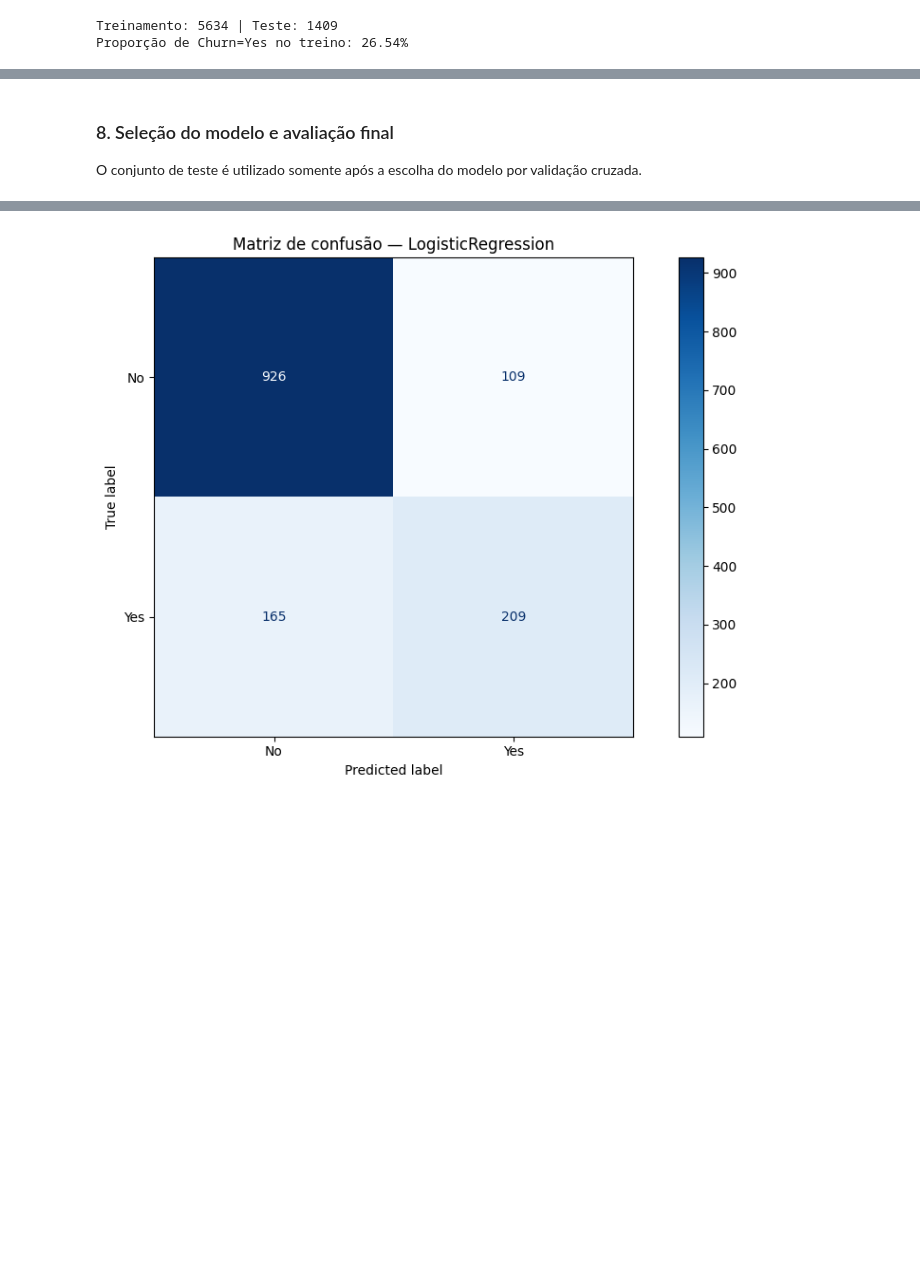
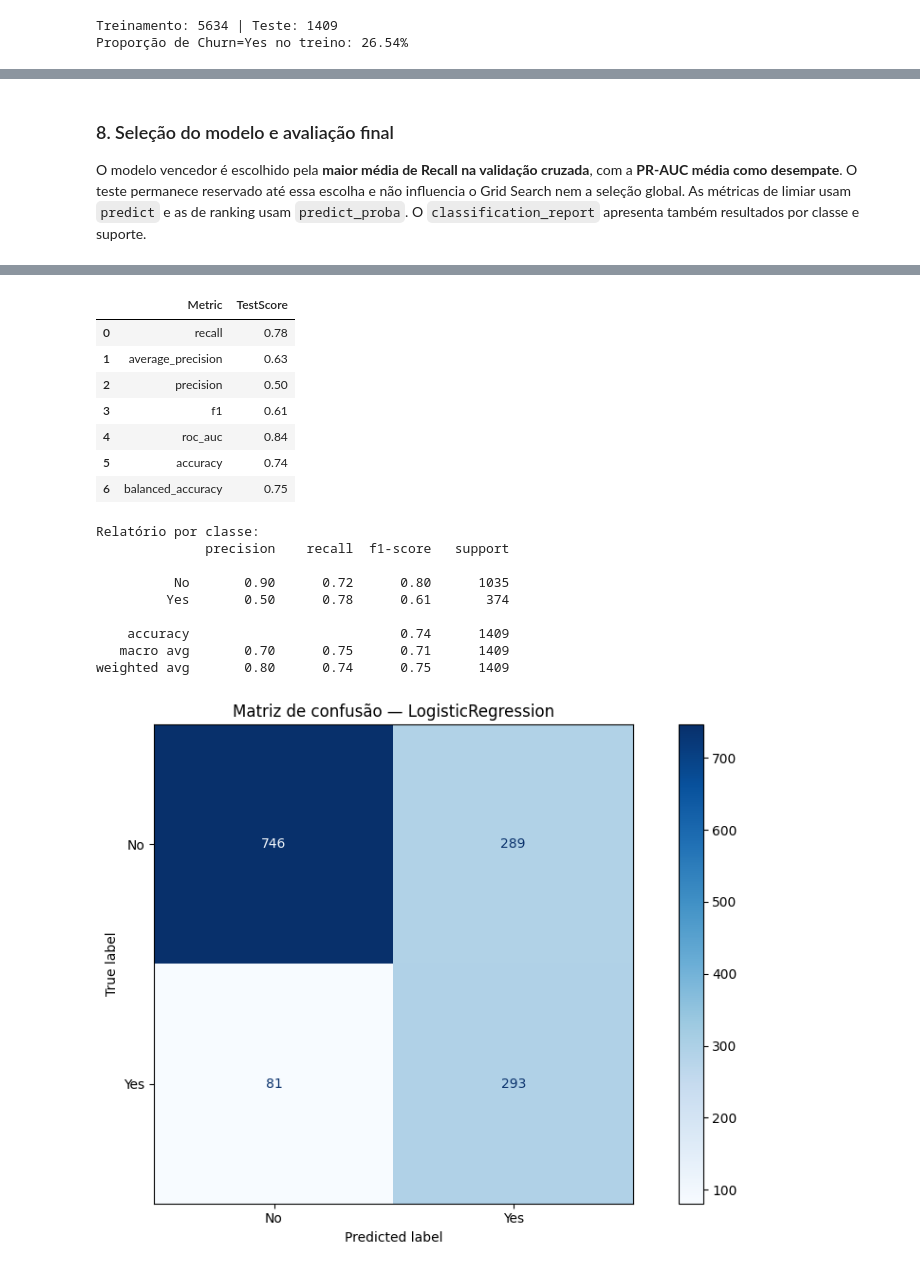
Before and after one commit to GreyCosSil/pos-tech-challenge-fase1, a Jupyter notebook: notebooks/03. models.ipynb, the cells around one changed output, grey strips where cells are left out. Saved outputs shown, nothing was run; the diff lists cells and outputs as text; code cells hidden in the pictures; blank space fills up the shorter version.

Commit message:
feat: treinamento do modelo randomforest, criação de grid search e correção da métrica de desempenho

```diff
--- a/notebooks/03. models.ipynb
+++ b/notebooks/03. models.ipynb
@@ -71,13 +79,18 @@ O arquivo CSV é obtido do Kaggle por `kagglehub` na primeira execução e reuti
 # %%
 # Leitura de dados
 project_root = next(
-    (directory for directory in (Path.cwd(), *Path.cwd().parents)
-     if (directory / "pyproject.toml").is_file()
-     and (directory / "notebooks").is_dir()),
+    (
+        directory
+        for directory in (Path.cwd(), *Path.cwd().parents)
+        if (directory / "pyproject.toml").is_file()
+        and (directory / "notebooks").is_dir()
+    ),
     None,
 )
 if project_root is None:
-    raise FileNotFoundError("Run this notebook from the project root or notebooks directory.")
+    raise FileNotFoundError(
+        "Run this notebook from the project root or notebooks directory."
+    )
 
 DATA_PATH = project_root / "data" / "WA_Fn-UseC_-Telco-Customer-Churn.csv"
 
@@ -312,13 +327,16 @@ plt.show()
 
 A imputação, a codificação e a padronização são ajustadas exclusivamente nos dados de treinamento de cada partição, evitando vazamento de dados.
 # %%
-feature_columns = [column for column in df.columns if column not in {"customerID", "Churn"}]
+feature_columns = [
+    column for column in df.columns if column not in {"customerID", "Churn"}
+]
 X = df[feature_columns].copy()
 y = df["Churn"].map({"No": 0, "Yes": 1})
 if y.isna().any():
     raise ValueError("A variável Churn contém categorias inesperadas.")
 y = y.astype(int)
 X["SeniorCitizen"] = X["SeniorCitizen"].astype(str)
+X["TotalCharges"] = pd.to_numeric(X["TotalCharges"], errors="coerce")
 
 numeric_features = X.select_dtypes(include=np.number).columns.tolist()
 categorical_features = X.select_dtypes(exclude=np.number).columns.tolist()
@@ -408,24 +490,42 @@ display(comparison_df.round(4))
 # %% [markdown]
 ### 8. Seleção do modelo e avaliação final
 
-O conjunto de teste é utilizado somente após a escolha do modelo por validação cruzada.
+O modelo vencedor é escolhido pela **maior média de Recall na validação cruzada**, com a **PR-AUC média como desempate**. O teste permanece reservado até essa escolha e não influencia o Grid Search nem a seleção global. As métricas de limiar usam `predict` e as de ranking usam `predict_proba`. O `classification_report` apresenta também resultados por classe e suporte.
 # %%
 best_model_name = comparison_df.loc[0, "Model"]
-best_pipeline = Pipeline(
-    steps=[("preprocessor", preprocessor), ("model", models[best_model_name])]
-)
-best_pipeline.fit(X_train, y_train)
+best_pipeline = searches[best_model_name].best_estimator_
 
 y_pred = best_pipeline.predict(X_test)
 y_score = best_pipeline.predict_proba(X_test)[:, 1]
-test_roc_auc = roc_auc_score(y_test, y_score)
 
-print(f"Modelo selecionado: {best_model_name}")
-print(f"ROC AUC no teste: {test_roc_auc:.4f}")
-print(classification_report(y_test, y_pred, target_names=["No", "Yes"]))
+test_metrics = {
+    "recall": recall_score(y_test, y_pred, zero_division=0),
+    "average_precision": average_precision_score(y_test, y_score),
+    "precision": precision_score(y_test, y_pred, zero_division=0),
+    "f1": f1_score(y_test, y_pred, zero_division=0),
+    "roc_auc": roc_auc_score(y_test, y_score),
+    "accuracy": accuracy_score(y_test, y_pred),
+    "balanced_accuracy": balanced_accuracy_score(y_test, y_pred),
+}
+
+test_recall = test_metrics["recall"]
+test_average_precision = test_metrics["average_precision"]
+
+print(f"Modelo selecionado por Recall: {best_model_name}")
+print(f"Melhores hiperparâmetros: {searches[best_model_name].best_params_}")
+test_results_df = pd.DataFrame(
+    {"Metric": list(test_metrics.keys()), "TestScore": list(test_metrics.values())}
+)
+display(test_results_df.round(4))
+print("Relatório por classe:")
+print(
+    classification_report(y_test, y_pred, target_names=["No", "Yes"], zero_division=0)
+)
+
 ConfusionMatrixDisplay.from_predictions(
-    y_test, y_pred, display_labels=["No", "Yes"], cmap="Blues"
+    y_test, y_pred, labels=[0, 1], display_labels=["No", "Yes"], cmap="Blues"
 )
 plt.title(f"Matriz de confusão — {best_model_name}")
 plt.tight_layout()
+plt.show()
 # %% [output]
@@ -442,4 +534,21 @@ weighted avg       0.80      0.81      0.80      1409
+|  | Metric | TestScore |
+| 0 | recall | 0.78 |
+| 1 | average_precision | 0.63 |
+| 2 | precision | 0.50 |
+| 3 | f1 | 0.61 |
+| 4 | roc_auc | 0.84 |
+| 5 | accuracy | 0.74 |
+| 6 | balanced_accuracy | 0.75 |
+Relatório por classe:
+              precision    recall  f1-score   support
+
+          No       0.90      0.72      0.80      1035
+         Yes       0.50      0.78      0.61       374
+
+    accuracy                           0.74      1409
+   macro avg       0.70      0.75      0.71      1409
+weighted avg       0.80      0.74      0.75      1409
-[figure, old version]
+[figure, new version]
 # %% [markdown]
 ### 9. Registro dos experimentos e persistência
 
```
Also changed, not shown: parts of 8 cells of this notebook.
